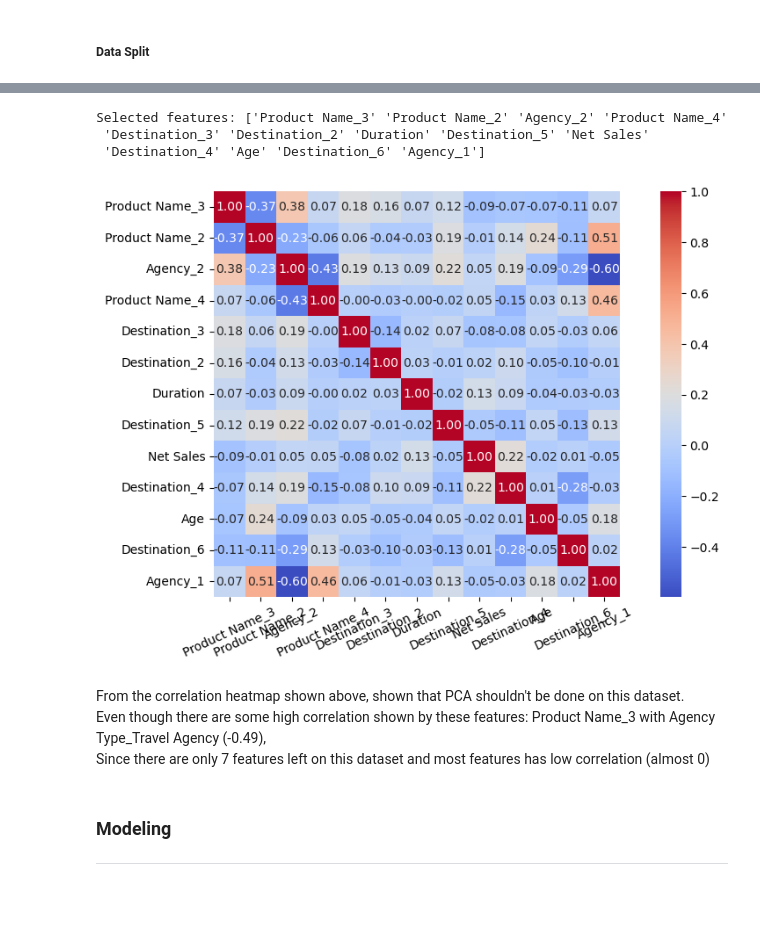
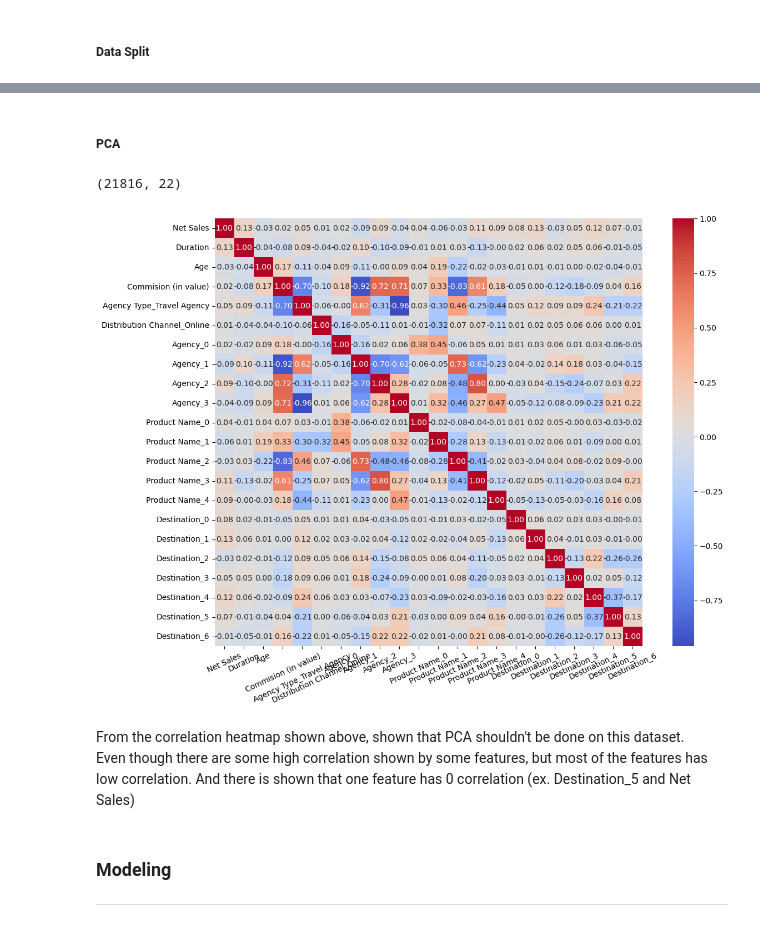
Before and after one commit to seanka/Python-TravelInsurance-MachineLearning, a Jupyter notebook: CapstoneProject3.ipynb, the cells around one changed output, grey strips where cells are left out. Cells and saved outputs as stored; diff of their text form; code cells hidden in the pictures; blank space fills up the shorter version.

```diff
--- a/CapstoneProject3.ipynb
+++ b/CapstoneProject3.ipynb
@@ -444,8 +443,11 @@ y = cleaned_df['Claim']
 # %%
+X = cleaned_df.drop(columns=['Claim'])
+y = cleaned_df['Claim']
+
 label_encoder = LabelEncoder()
 y = label_encoder.fit_transform(y)
 
-X_train, X_test, y_train, y_test = train_test_split(X, y, stratify=y, test_size=0.2)
+X_train, X_test, y_train, y_test = train_test_split(X, y, stratify=y, test_size=0.3, random_state=42)
 # %%
 feature_engineering_transformer = ColumnTransformer(
     numerical_transformer + categorical_transformer,
@@ -457,7 +459,7 @@ X_test_prep = feature_engineering_transformer.transform(X_test)
 # %%
 columns_name = []
 
-for i in range(5):
+for i in range(4):
     if i == 1:
         columns_name += ['Commision (in value)']
         continue
@@ -484,12 +482,0 @@ X_train_prep.head()
-# %%
-xgb_model = XGBClassifier(use_label_encoder=False, eval_metric='logloss')
-xgb_model.fit(X_train_prep, y_train)
-
-feature_importances = xgb_model.feature_importances_
-
-feature_importance_df = pd.DataFrame({
-    'Feature': X_train_prep.columns,
-    'Importance': feature_importances
-}).sort_values(by='Importance', ascending=False)
-
-feature_importance_df
@@ -521,33 +483,20 @@ plt.show()
-# %%
-'''
-Count the cumulative importance because shown a big gap between Agency_3 and Product Name_0 features
-Choosing by only top 5 importance features won't be appropriate. Set the threshold to 85%
-'''
-
-feature_importance_df['Cumulative_Importance'] = feature_importance_df['Importance'].cumsum()
-
-threshold = 0.85
-selected_features = feature_importance_df[feature_importance_df['Cumulative_Importance'] <= threshold]['Feature'].values
-
-print(f"Selected features: {selected_features}")
-
-X_train_prep = X_train_prep[selected_features]
-X_test_prep = X_test_prep[selected_features]
-# %% [output]
-Selected features: ['Product Name_3' 'Product Name_2' 'Agency_2' 'Product Name_4'
- 'Destination_3' 'Destination_2' 'Duration' 'Destination_5' 'Net Sales'
- 'Destination_4' 'Age' 'Destination_6' 'Agency_1']
+# %% [markdown]
+##### **PCA**
+# %%
+X_train_prep.shape
+# %% [output]
+(21816, 22)
 # %%
-plt.figure(figsize=(12,6))
+plt.figure(figsize=(14, 10))
 sns.heatmap(X_train_prep.select_dtypes(include=np.number).corr(), cmap='coolwarm', annot=True, fmt=".2f", square=True)
 plt.xticks(rotation=25)
 plt.show()
 # %% [output]
-[figure, old version]
+[figure, new version]
 # %% [markdown]
 From the correlation heatmap shown above, shown that PCA shouldn't be done on this dataset.
-Even though there are some high correlation shown by these features: Product Name_3 with Agency Type_Travel Agency (-0.49),
-Since there are only 7 features left on this dataset and most features has low correlation (almost 0)
+Even though there are some high correlation shown by some features, but most of the features has low correlation.
+And there is shown that one feature has 0 correlation (ex. Destination_5 and Net Sales)
 # %% [markdown]
 ### Modeling
 ***
```
Also changed, not shown: parts of 71 cells of this notebook, 4 other files.
